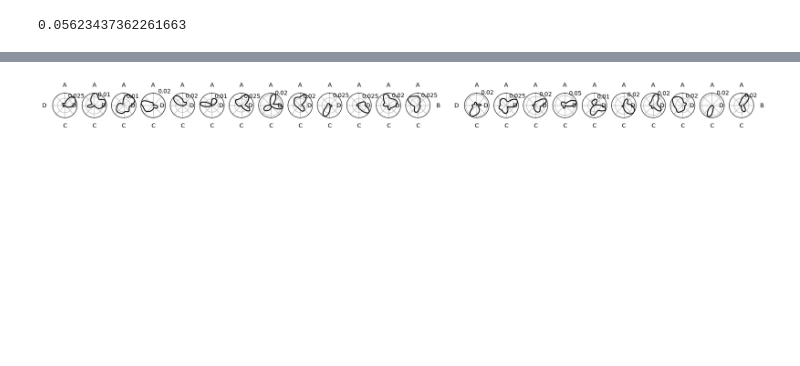
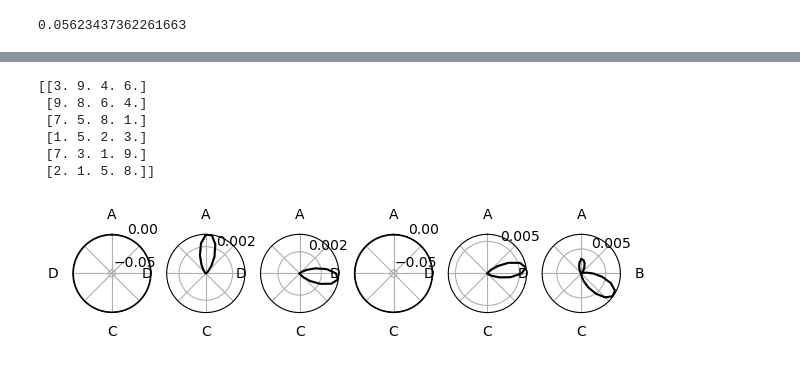
Before and after one commit to svennikue/multiple_clocks_repo, a Jupyter notebook: scripts/Example Human cells.ipynb, the cells around one changed output, grey strips where cells are left out. Saved outputs shown, nothing was run; the diff lists cells and outputs as text; code cells hidden in the pictures; blank space fills up the shorter version.

Commit message:
plotting and storing function for best cells for human regression

```diff
--- a/scripts/Example Human cells.ipynb
+++ b/scripts/Example Human cells.ipynb
@@ -244,7 +244,7 @@ Task_grid2=np.column_stack((Task_grid_plotting2[:,1],Task_grid_plotting2[:,0]))
 num_locations=9
 # %%
 import pickle
-path=Input_folder+'/RpgACC_5_sub-03_best_for_location_reg'
+path=Input_folder+'/RpgACC_5_3_best_for_clo_model_binned'
 with open(path, 'rb') as f:
     cell_dict = pickle.load(f)
 # %%
@@ -440,25 +478,61 @@ dashed lines represent reward times
+# %%
+import pickle
+path=Input_folder+'/RpgACC_5_3_best_for_clo_model_binned'
+with open(path, 'rb') as f:
+    cell_dict = pickle.load(f)
+# %%
+###concatenating sessions of the same task
+cell_dict.keys()
+Tasks=cell_dict['reward_configs']
+identical_task_indices=find_identical_indices(Tasks)
+unique_tasks=Tasks[[identical_task_indices[ii][0] for ii in range(len(identical_task_indices))]]
+
+Activity_all=cell_dict[list(cell_dict.keys())[0]]
+Location_all=cell_dict['locations']
+
+
+Activity_all_pertask=[]
+Location_all_pertask=[]
+
+for task_ind in np.arange(len(unique_tasks)):
+    ses_indices=identical_task_indices[task_ind]
+
+    Activity_task=np.hstack((np.asarray(Activity_all)[ses_indices]))
+    Location_task=np.hstack((np.asarray(Location_all)[ses_indices]))
+
+    Activity_all_pertask.append(Activity_task)
+    Location_all_pertask.append(Location_task)
+# %%
+print(unique_tasks)
+# %% [output]
+[[3. 9. 4. 6.]
+ [9. 8. 6. 4.]
+ [7. 5. 8. 1.]
+ [1. 5. 2. 3.]
+ [7. 3. 1. 9.]
+ [2. 1. 5. 8.]]
 # %%
 repeated=False
 fig= plt.figure(figsize=plt.figaspect(1)*4.5)
 fig.tight_layout()
 sigma=2
-for ses_ind in range(len(Activity_all)):
+for ses_ind in range(len(Activity_all_pertask)):
     Neuron_norm=Neuron_norm_all[ses_ind]
     if len(Neuron_norm)==0:
         continue
     mean_=np.nanmean(Neuron_norm,axis=0)
     mean_smooth=smooth_circular(mean_,sigma=sigma)
 
     sem_=st.sem(Neuron_norm,axis=0,nan_policy='omit')
     sem_smooth=smooth_circular(sem_,sigma=sigma)
     upperx=mean_smooth#+sem_
     lowerx=mean_smooth#+sem_
 
     ax = fig.add_subplot(1, len(Activity_all), ses_ind+1, projection='polar')
     polar_plot_stateX2(mean_smooth,upperx,lowerx,ax,repeated,color='black',labels='states',plot_type='line',Marker=False,\
                           fields_booleanx=[], structure_abstract='ABCD',fontsize=10,set_max=False,max_val=1)
 # %% [output]
-[figure, old version]
+[figure, new version]
 # %%
 ###concatenating sessions of the same task
 
```
Also changed, not shown: parts of 6 cells of this notebook, 7 other files.
